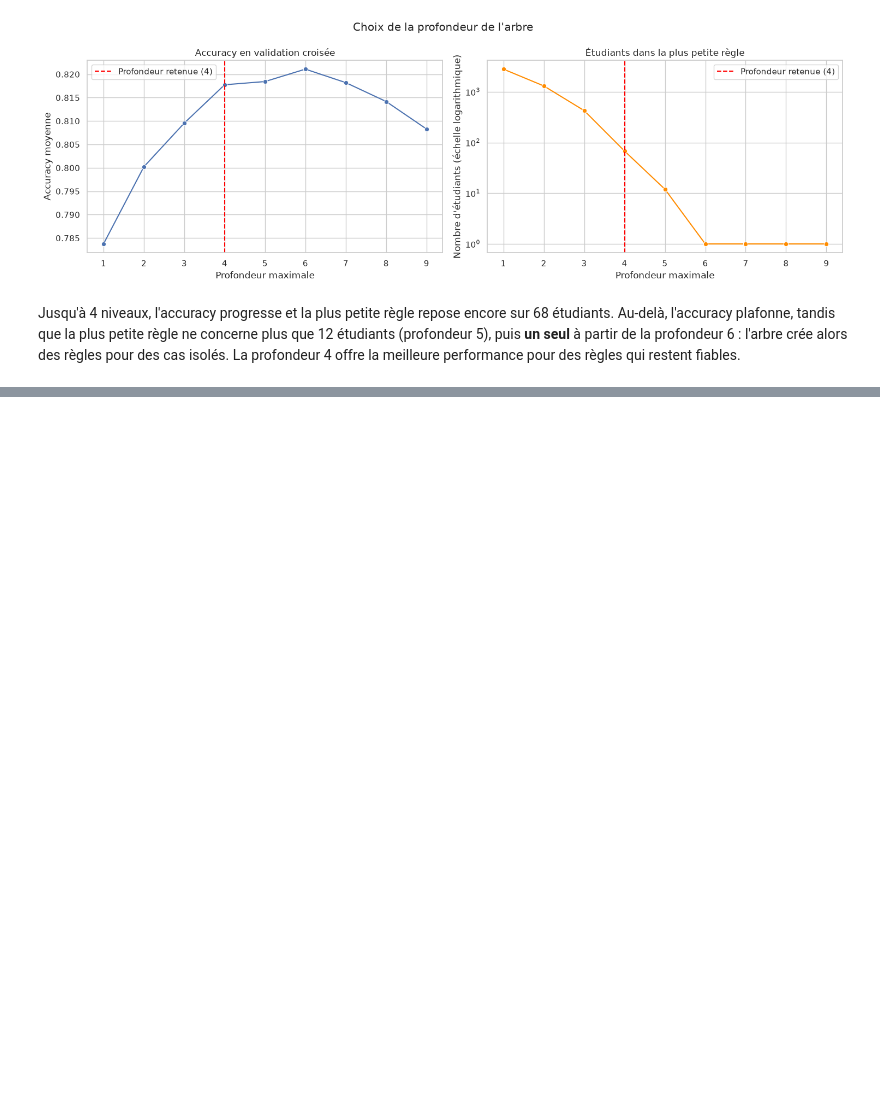
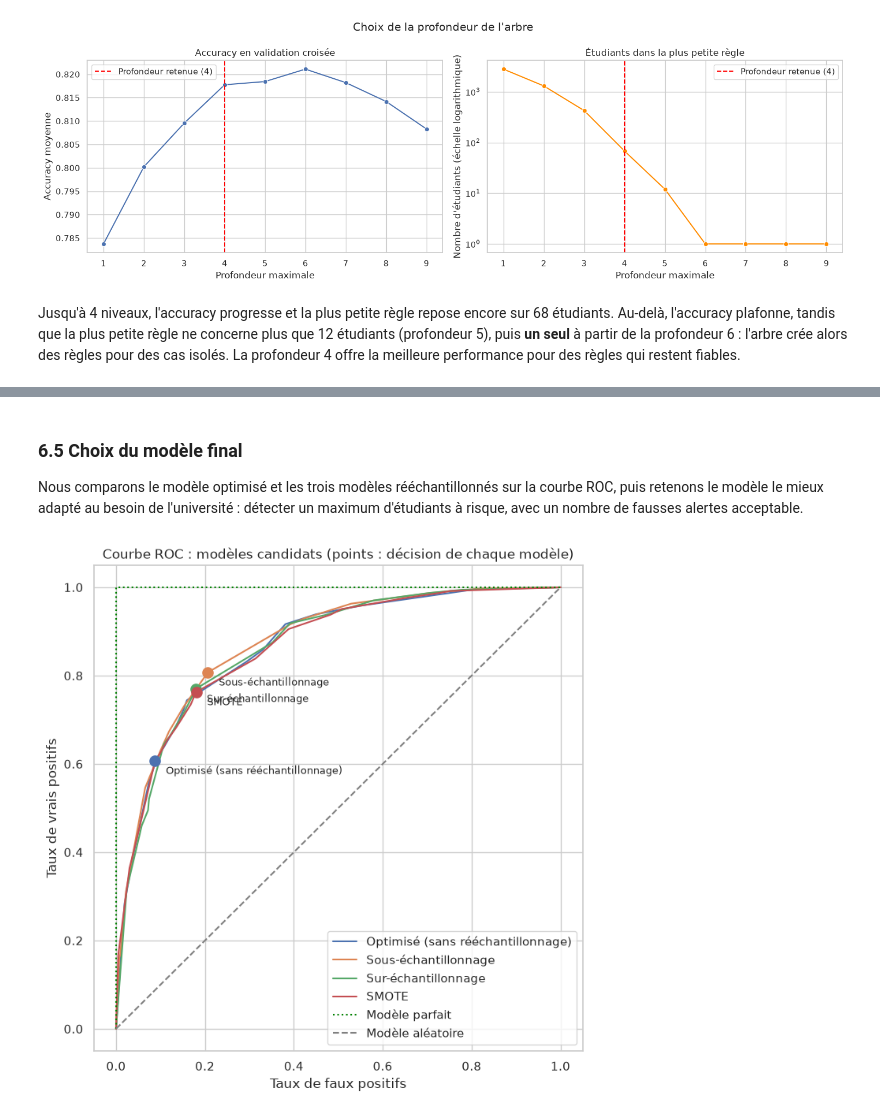
Before and after one commit to QuentinGouttaya/ML-Student-Grades-Socio-Economic-Variables-, a Jupyter notebook: projet_saber.ipynb, the cells around one changed output, grey strips where cells are left out. Cells and saved outputs as stored; diff of their text form; code cells hidden in the pictures; blank space fills up the shorter version.

```diff
--- a/projet_saber.ipynb
+++ b/projet_saber.ipynb
@@ -935,0 +1117,12 @@ profondeur 4 offre la meilleure performance pour des règles qui restent fiables
+# %%
+# Entraînement d'un arbre optimisé sur chaque jeu d'entraînement rééquilibré
+echantillonneurs = {"Sous-échantillonnage": RandomUnderSampler(random_state=RANDOM_STATE),
+                    "Sur-échantillonnage": RandomOverSampler(random_state=RANDOM_STATE),
+                    "SMOTE": SMOTE(random_state=RANDOM_STATE)}
+
+modeles_reechantillonnes = {}
+for nom, echantillonneur in echantillonneurs.items():
+    X_res, y_res = echantillonneur.fit_resample(X_train, y_train)
+    arbre = DecisionTreeClassifier(criterion="entropy", max_depth=4, random_state=RANDOM_STATE)
+    modeles_reechantillonnes[nom] = arbre.fit(X_res, y_res)
+    print(f"{nom} : {len(X_res)} étudiants, répartition {y_res.value_counts().to_dict()}")
@@ -935,0 +1133,7 @@ profondeur 4 offre la meilleure performance pour des règles qui restent fiables
+# %%
+# Métriques sur le jeu de test : modèle optimisé et modèles rééchantillonnés
+comparaison = {"Optimisé (sans rééchantillonnage)": evaluer(arbre_opt)}
+for nom, modele in modeles_reechantillonnes.items():
+    comparaison[nom] = evaluer(modele)
+
+pd.DataFrame(comparaison).round(3)
@@ -935,0 +1172,34 @@ profondeur 4 offre la meilleure performance pour des règles qui restent fiables
+# %% [markdown]
+### 6.5 Choix du modèle final
+Nous comparons le modèle optimisé et les trois modèles rééchantillonnés sur la
+courbe ROC, puis retenons le modèle le mieux adapté au besoin de l'université :
+détecter un maximum d'étudiants à risque, avec un nombre de fausses alertes
+acceptable.
+# %%
+# Courbes ROC et point de décision de chaque modèle candidat
+modeles_candidats = {"Optimisé (sans rééchantillonnage)": arbre_opt, **modeles_reechantillonnes}
+
+plt.figure(figsize=(8, 8))
+for nom, modele in modeles_candidats.items():
+    # Courbe ROC : tous les seuils possibles
+    probabilites = modele.predict_proba(X_test)[:, 1]
+    taux_fp, taux_vp, seuils = metrics.roc_curve(y_test, probabilites)
+    courbe = plt.plot(taux_fp, taux_vp, label=nom)[0]
+
+    # Point de décision : taux de faux positifs et rappel effectivement obtenus
+    vn, fp, fn, vp = metrics.confusion_matrix(y_test, modele.predict(X_test)).ravel()
+    plt.annotate(nom, (fp / (fp + vn), vp / (vp + fn)),
+                textcoords="offset points", xytext=(10, -12), fontsize=9)
+    plt.scatter(fp / (fp + vn), vp / (vp + fn), s=90, color=courbe.get_color(), zorder=3)
+
+plt.plot([0, 0, 1], [0, 1, 1], color="green", linestyle=":", label="Modèle parfait")
+plt.plot([0, 1], [0, 1], color="grey", linestyle="--", label="Modèle aléatoire")
+
+
+plt.title("Courbe ROC : modèles candidats (points : décision de chaque modèle)")
+plt.xlabel("Taux de faux positifs")
+plt.ylabel("Taux de vrais positifs")
+plt.legend(loc="lower right")
+plt.show()
+# %% [output]
+[figure, added]
```
Also changed, not shown: parts of 26 cells of this notebook.
